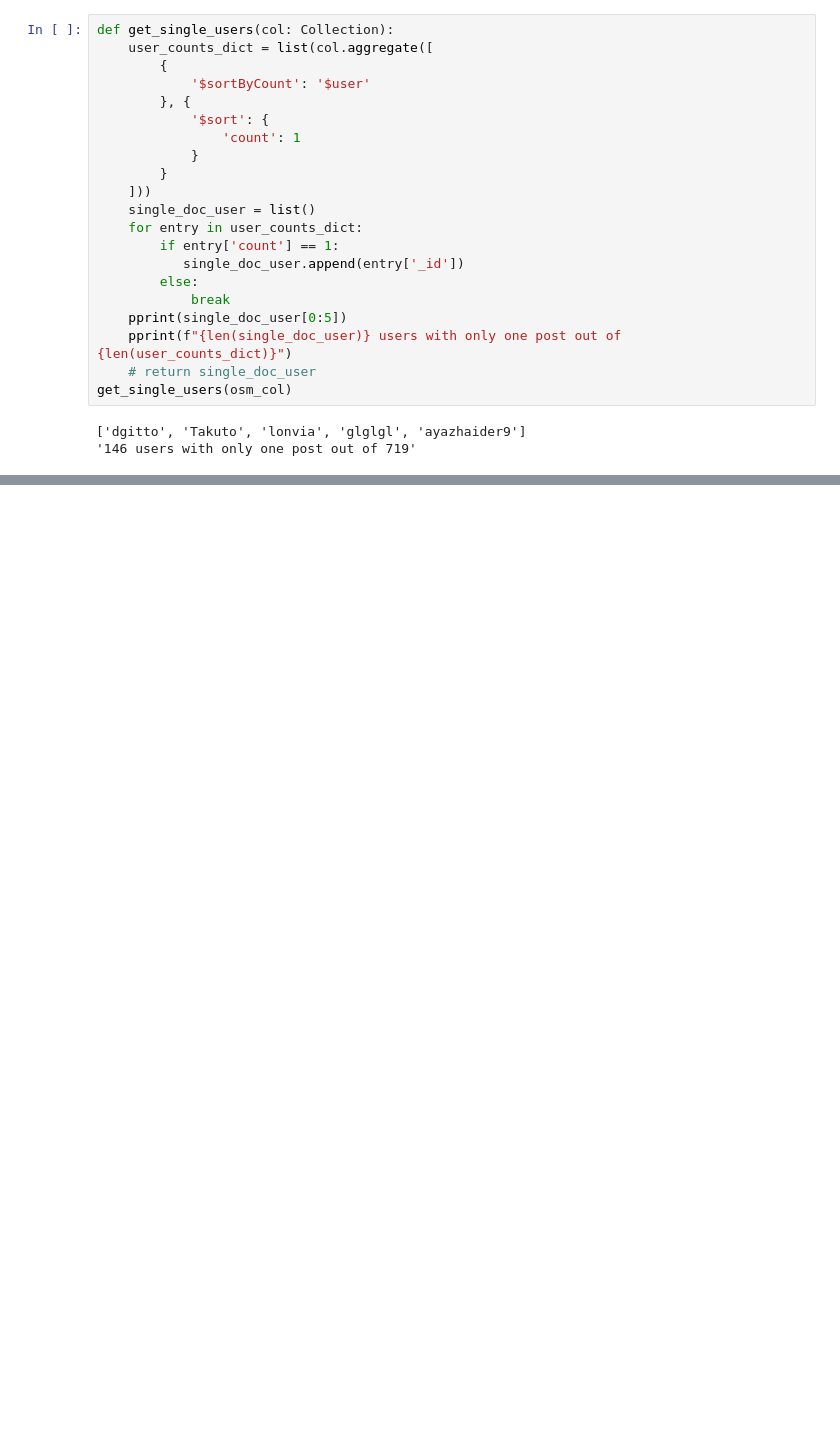
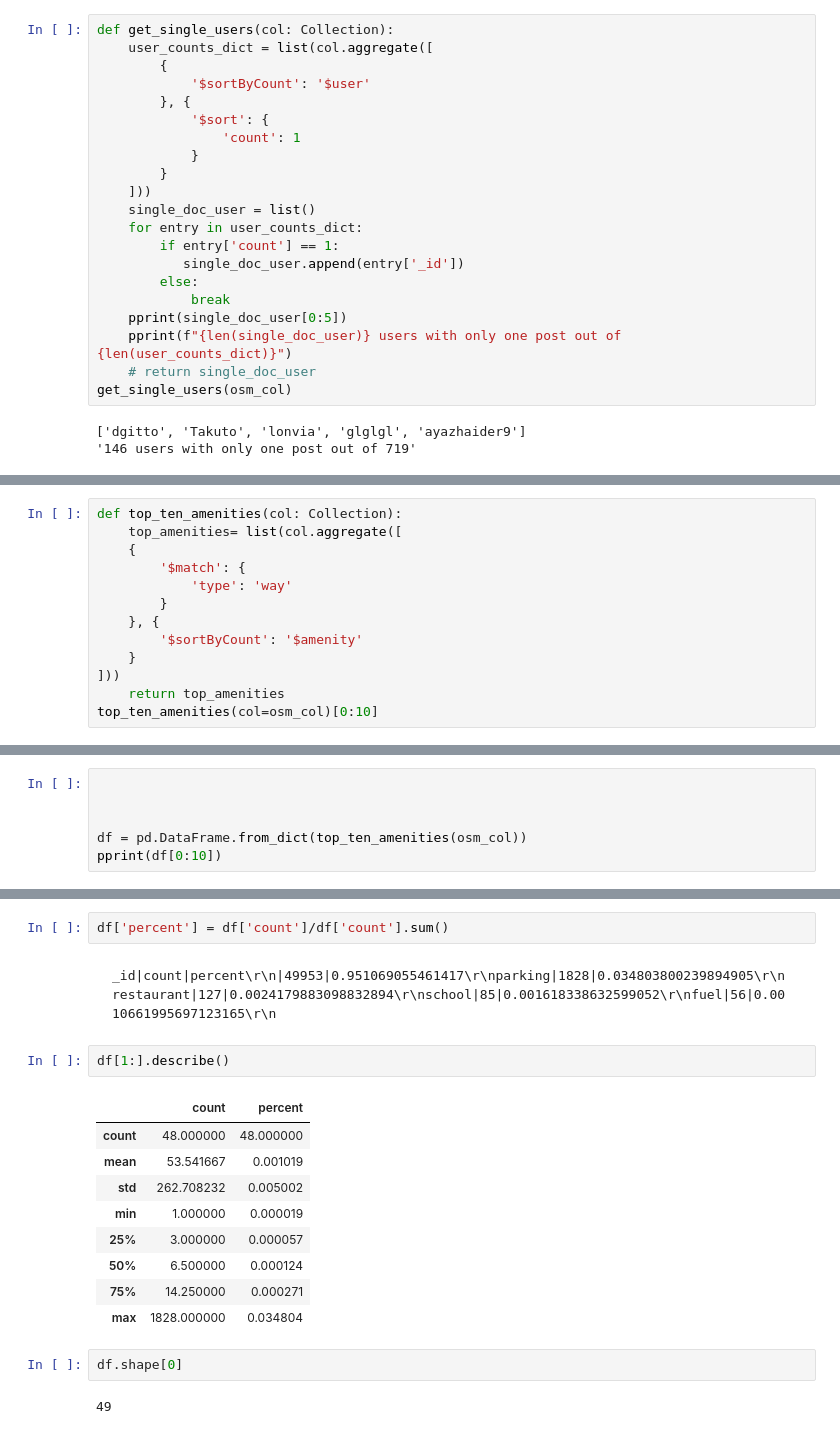
Before and after one commit to RileyMShea/DataWranglingC, a Jupyter notebook: Final_Project/test_scientific_export.ipynb, the cells around one changed output, grey strips where cells are left out. Saved outputs shown, nothing was run; the diff lists cells and outputs as text; blank space fills up the shorter version.

````diff
--- a/Final_Project/test_scientific_export.ipynb
+++ b/Final_Project/test_scientific_export.ipynb
@@ -300,0 +342,13 @@ get_single_users(osm_col)
+# %%
+def top_ten_amenities(col: Collection):
+    top_amenities= list(col.aggregate([
+    {
+        '$match': {
+            'type': 'way'
+        }
+    }, {
+        '$sortByCount': '$amenity'
+    }
+]))
+    return top_amenities
+top_ten_amenities(col=osm_col)[0:10]
@@ -300,0 +366,6 @@ get_single_users(osm_col)
+# %%
+
+
+
+df = pd.DataFrame.from_dict(top_ten_amenities(osm_col))
+pprint(df[0:10])
@@ -300,0 +384,22 @@ get_single_users(osm_col)
+# %%
+df['percent'] = df['count']/df['count'].sum()
+# %% [markdown]
+``` table
+_id|count|percent\r\n|49953|0.951069055461417\r\nparking|1828|0.034803800239894905\r\nrestaurant|127|0.0024179883098832894\r\nschool|85|0.001618338632599052\r\nfuel|56|0.0010661995697123165\r\n
+```
+# %%
+df[1:].describe()
+# %% [output]
+|  | count | percent |
+| count | 48.000000 | 48.000000 |
+| mean | 53.541667 | 0.001019 |
+| std | 262.708232 | 0.005002 |
+| min | 1.000000 | 0.000019 |
+| 25% | 3.000000 | 0.000057 |
+| 50% | 6.500000 | 0.000124 |
+| 75% | 14.250000 | 0.000271 |
+| max | 1828.000000 | 0.034804 |
+# %%
+df.shape[0]
+# %% [output]
+49
````
Also changed, not shown: parts of 9 cells of this notebook, 1 other file.
